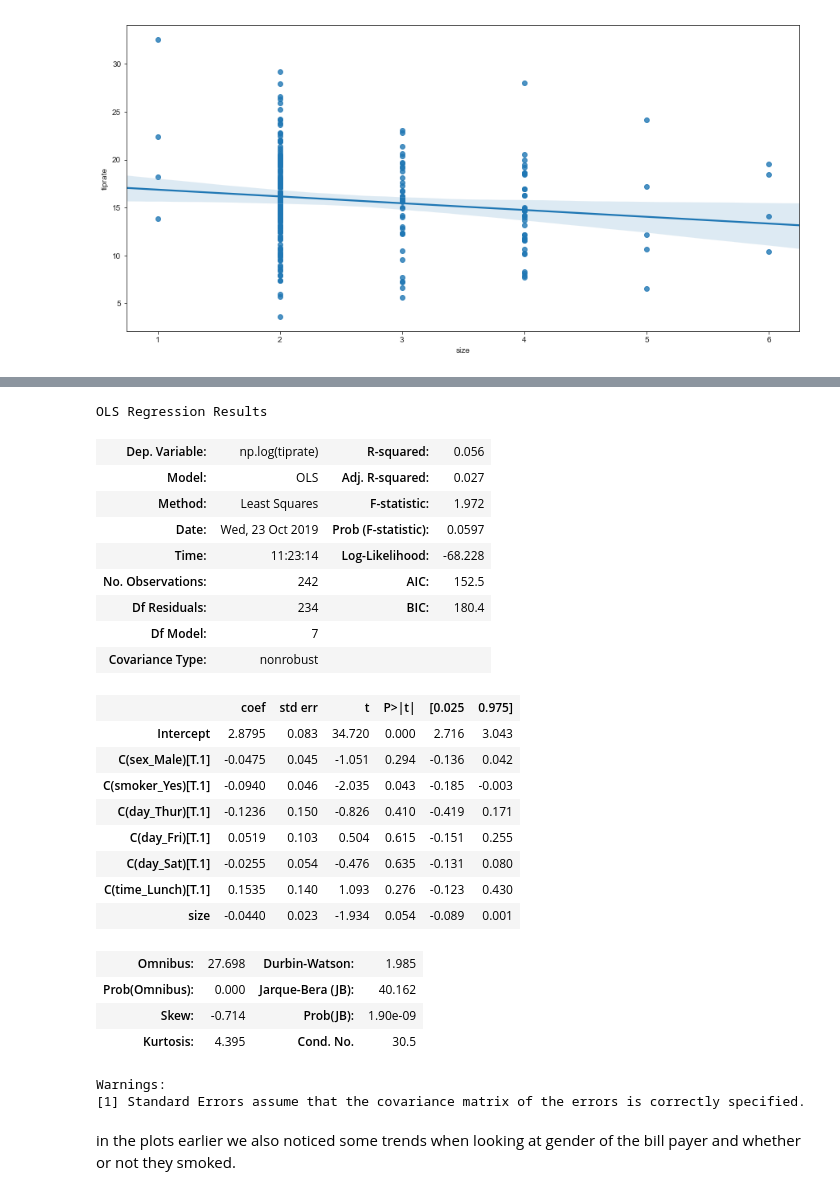
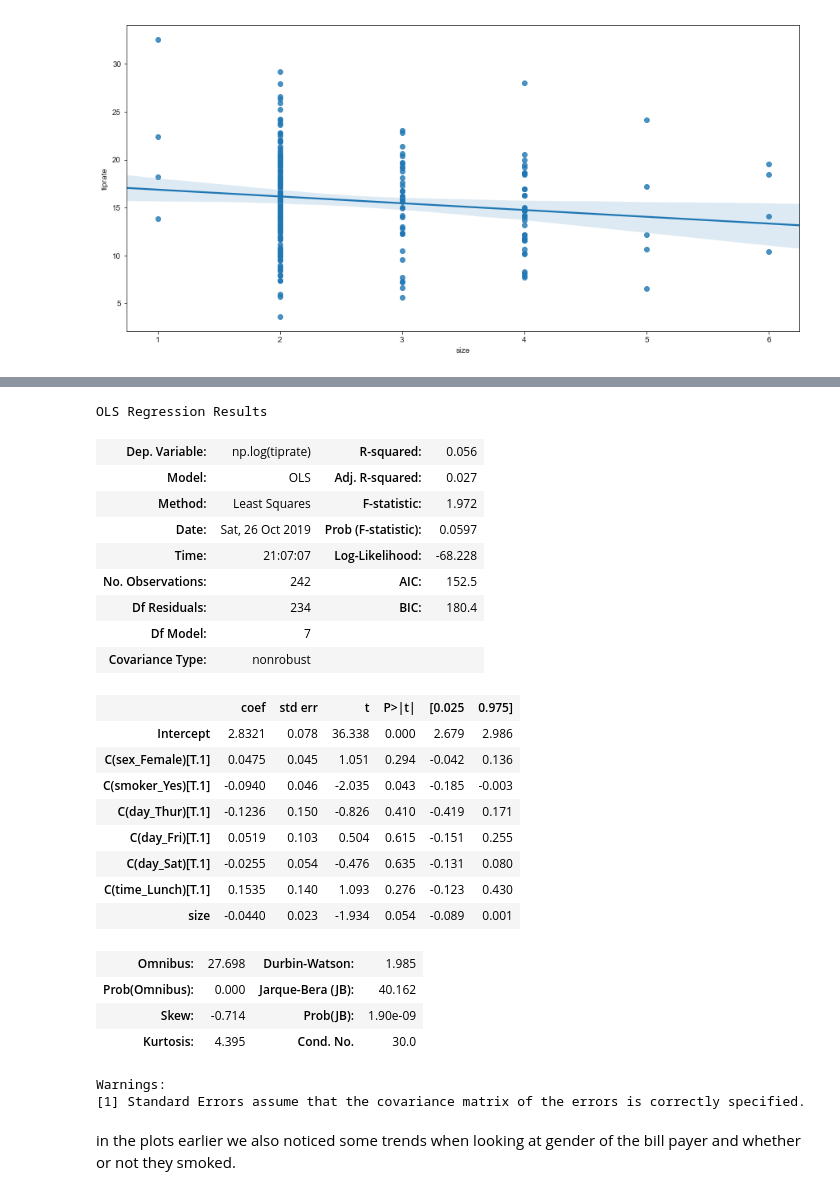
Before and after one commit to zoecahill1/fundamentals-project, a Jupyter notebook: tips-dataset.ipynb, the cells around one changed output, grey strips where cells are left out. Drawn from its saved outputs; the diff is of its cells as text; code cells hidden in the pictures.

```diff
--- a/tips-dataset.ipynb
+++ b/tips-dataset.ipynb
@@ -656,23 +673,23 @@ sns.lmplot(x="size", y="tiprate" ,data=tips)
 # %%
 from statsmodels.formula.api import ols
-model = ols("np.log(tiprate) ~ C(sex_Male) + C(smoker_Yes) + C(day_Thur) + C(day_Fri) + C(day_Sat) + C(time_Lunch) + size", data=tips)
+model = ols("np.log(tiprate) ~ C(sex_Female) + C(smoker_Yes) + C(day_Thur) + C(day_Fri) + C(day_Sat) + C(time_Lunch) + size", data=tips)
 results = model.fit()
 results.summary()
 # log is pretty much the same so we'll stick with untransformed~
 # %% [output]
 OLS Regression Results
 | Dep. Variable: | np.log(tiprate) | R-squared: | 0.056 |
 | Model: | OLS | Adj. R-squared: | 0.027 |
 | Method: | Least Squares | F-statistic: | 1.972 |
-| Date: | Wed, 23 Oct 2019 | Prob (F-statistic): | 0.0597 |
-| Time: | 11:23:14 | Log-Likelihood: | -68.228 |
+| Date: | Sat, 26 Oct 2019 | Prob (F-statistic): | 0.0597 |
+| Time: | 21:07:07 | Log-Likelihood: | -68.228 |
 | No. Observations: | 242 | AIC: | 152.5 |
 | Df Residuals: | 234 | BIC: | 180.4 |
 | Df Model: | 7 |  |  |
 | Covariance Type: | nonrobust |  |  |
 |  | coef | std err | t | P>|t| | [0.025 | 0.975] |
-| Intercept | 2.8795 | 0.083 | 34.720 | 0.000 | 2.716 | 3.043 |
-| C(sex_Male)[T.1] | -0.0475 | 0.045 | -1.051 | 0.294 | -0.136 | 0.042 |
+| Intercept | 2.8321 | 0.078 | 36.338 | 0.000 | 2.679 | 2.986 |
+| C(sex_Female)[T.1] | 0.0475 | 0.045 | 1.051 | 0.294 | -0.042 | 0.136 |
 | C(smoker_Yes)[T.1] | -0.0940 | 0.046 | -2.035 | 0.043 | -0.185 | -0.003 |
 | C(day_Thur)[T.1] | -0.1236 | 0.150 | -0.826 | 0.410 | -0.419 | 0.171 |
 | C(day_Fri)[T.1] | 0.0519 | 0.103 | 0.504 | 0.615 | -0.151 | 0.255 |
@@ -682,7 +699,7 @@ OLS Regression Results
 | Omnibus: | 27.698 | Durbin-Watson: | 1.985 |
 | Prob(Omnibus): | 0.000 | Jarque-Bera (JB): | 40.162 |
 | Skew: | -0.714 | Prob(JB): | 1.90e-09 |
-| Kurtosis: | 4.395 | Cond. No. | 30.5 |
+| Kurtosis: | 4.395 | Cond. No. | 30.0 |
 Warnings:
 [1] Standard Errors assume that the covariance matrix of the errors is correctly specified.
 # %% [markdown]
```
Also changed, not shown: parts of 17 cells of this notebook, 1 other file.
